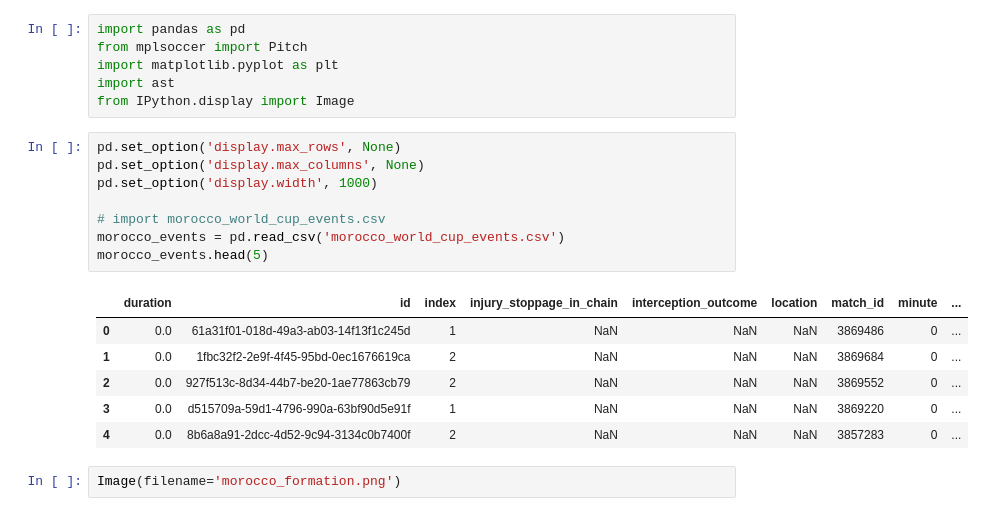
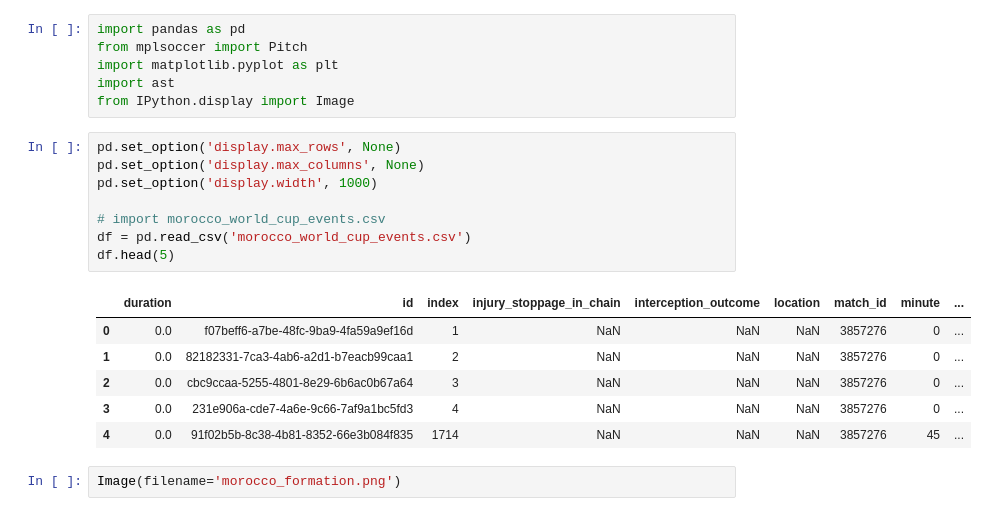
Before and after one commit to kwonionsoup/Soccer_Project, a Jupyter notebook: visualization.ipynb, the cells around one changed output. Drawn from its saved outputs; the diff is of its cells as text.

```diff
--- a/visualization.ipynb
+++ b/visualization.ipynb
@@ -7,18 +7,18 @@ from IPython.display import Image
 # %%
 pd.set_option('display.max_rows', None)
 pd.set_option('display.max_columns', None)
 pd.set_option('display.width', 1000)
 
 # import morocco_world_cup_events.csv
-morocco_events = pd.read_csv('morocco_world_cup_events.csv')
-morocco_events.head(5)
+df = pd.read_csv('morocco_world_cup_events.csv')
+df.head(5)
 # %% [output]
 |  | duration | id | index | injury_stoppage_in_chain | interception_outcome | location | match_id | minute | ... |
-| 0 | 0.0 | 61a31f01-018d-49a3-ab03-14f13f1c245d | 1 | NaN | NaN | NaN | 3869486 | 0 | ... |
-| 1 | 0.0 | 1fbc32f2-2e9f-4f45-95bd-0ec1676619ca | 2 | NaN | NaN | NaN | 3869684 | 0 | ... |
-| 2 | 0.0 | 927f513c-8d34-44b7-be20-1ae77863cb79 | 2 | NaN | NaN | NaN | 3869552 | 0 | ... |
-| 3 | 0.0 | d515709a-59d1-4796-990a-63bf90d5e91f | 1 | NaN | NaN | NaN | 3869220 | 0 | ... |
-| 4 | 0.0 | 8b6a8a91-2dcc-4d52-9c94-3134c0b7400f | 2 | NaN | NaN | NaN | 3857283 | 0 | ... |
+| 0 | 0.0 | f07beff6-a7be-48fc-9ba9-4fa59a9ef16d | 1 | NaN | NaN | NaN | 3857276 | 0 | ... |
+| 1 | 0.0 | 82182331-7ca3-4ab6-a2d1-b7eacb99caa1 | 2 | NaN | NaN | NaN | 3857276 | 0 | ... |
+| 2 | 0.0 | cbc9ccaa-5255-4801-8e29-6b6ac0b67a64 | 3 | NaN | NaN | NaN | 3857276 | 0 | ... |
+| 3 | 0.0 | 231e906a-cde7-4a6e-9c66-7af9a1bc5fd3 | 4 | NaN | NaN | NaN | 3857276 | 0 | ... |
+| 4 | 0.0 | 91f02b5b-8c38-4b81-8352-66e3b084f835 | 1714 | NaN | NaN | NaN | 3857276 | 45 | ... |
 # %%
 Image(filename='morocco_formation.png')
 # %% [output]
```
Also changed, not shown: parts of 8 cells of this notebook, 2 other files.
